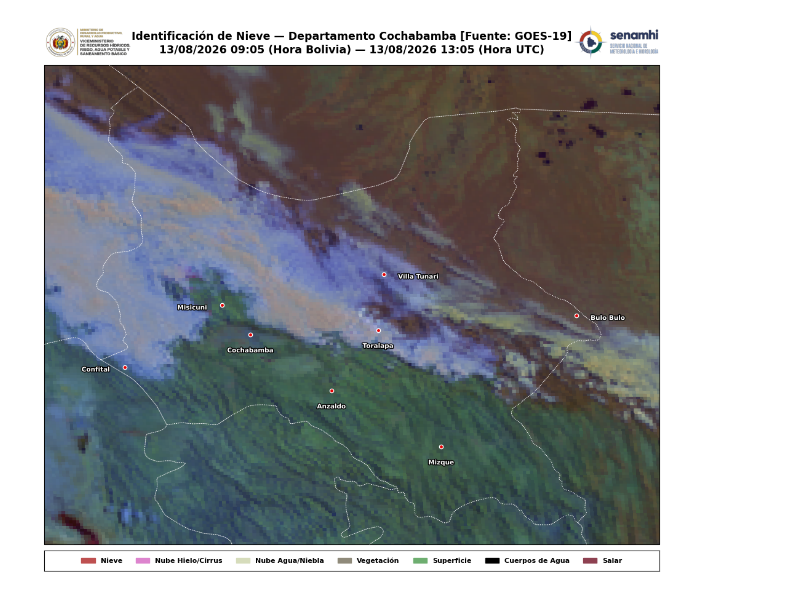
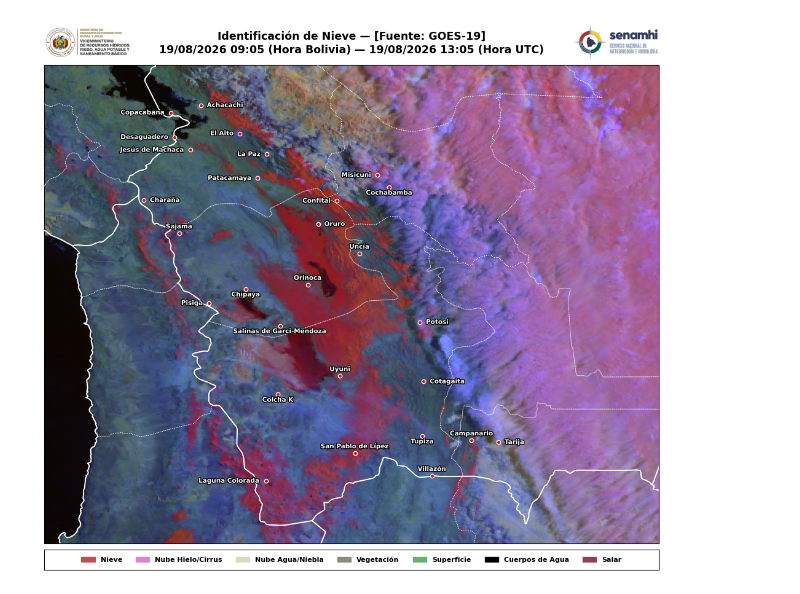
Before and after one commit to diegomapper/goes_env, a Jupyter notebook: Scripts/04_goes19_snowcloud.ipynb, the cells around one changed output. Cells and saved outputs as stored; diff of their text form; code cells hidden in the pictures.

```diff
--- a/Scripts/04_goes19_snowcloud.ipynb
+++ b/Scripts/04_goes19_snowcloud.ipynb
@@ -64,11 +64,11 @@ def obtener_extent_departamento(shp_path, depto_identificador, target_aspect=1.0
 # ==========================================
 # 1. CONFIGURACIÓN DEL USUARIO
 # ==========================================
-FECHA_BUSCADA = datetime(2026, 8, 13, 13, 50)
+FECHA_BUSCADA = datetime(2026, 8, 19, 13, 00)
 
 # Puedes usar un departamento o varios en una lista:
 # Ejemplos: "Potosi", ["Potosi", "Oruro"], [2, 4, 5], "BOLIVIA"
-REGION_OBJETIVO = ["Cochabamba"]
+REGION_OBJETIVO = ["Cochabamba", "Oruro", "Potosi"]
 
 BASE_DIR = "/Users/diegoperales/Meteorology/GOES"
 RAW_DATA = os.path.join(BASE_DIR, "raw_data")
@@ -129,7 +129,7 @@ LOCALIDADES_REGIONALES = {
         "localidades": {
             "Oruro":                    {"lat": -17.98, "lon": -67.11, "pos": "right"},
             "Chipaya":                  {"lat": -19.04, "lon": -68.08, "pos": "right"},
-            "Huanuni":                  {"lat": -18.28, "lon": -66.83, "pos": "left"},
+            #"Huanuni":                  {"lat": -18.28, "lon": -66.83, "pos": "left"},
             "Orinoca":                  {"lat": -18.97, "lon": -67.25, "pos": "top"},
             "Sajama":                   {"lat": -18.13, "lon": -68.97, "pos": "top"},
             "Chipaya":                  {"lat": -19.04, "lon": -68.08, "pos": "bottom"},
@@ -143,7 +143,7 @@ LOCALIDADES_REGIONALES = {
             "Potosí":               {"lat": -19.58, "lon": -65.75, "pos": "right"},
             "Uyuni":                {"lat": -20.46, "lon": -66.82, "pos": "top"},
             "Cotagaita":            {"lat": -20.55, "lon": -65.70, "pos": "right"},
-            "Tupiza":               {"lat": -21.44, "lon": -65.72, "pos": "right"},
+            "Tupiza":               {"lat": -21.44, "lon": -65.72, "pos": "bottom"},
             "Villazón":             {"lat": -22.09, "lon": -65.59, "pos": "top"},
             "Uncía":                {"lat": -18.46, "lon": -66.56, "pos": "top"},
             "San Pablo de Lípez":   {"lat": -21.72, "lon": -66.62, "pos": "top"},
@@ -157,11 +157,22 @@ LOCALIDADES_REGIONALES = {
             "Cochabamba":   {"lat": -17.38, "lon": -66.16, "pos": "bottom"},
             "Misicuni":     {"lat": -17.18, "lon": -66.32, "pos": "left"},
             "Confital":     {"lat": -17.60, "lon": -66.86, "pos": "left"},
-            "Toralapa":     {"lat": -17.35, "lon": -65.45, "pos": "bottom"},
-            "Anzaldo":      {"lat": -17.76, "lon": -65.71, "pos": "bottom"},
-            "Mizque":       {"lat": -18.14, "lon": -65.10, "pos": "bottom"},
-            "Bulo Bulo":    {"lat": -17.25, "lon": -64.35, "pos": "right"},
-            "Villa Tunari": {"lat": -16.97, "lon": -65.42, "pos": "right"}
+            #"Toralapa":     {"lat": -17.35, "lon": -65.45, "pos": "bottom"},
+            #"Anzaldo":      {"lat": -17.76, "lon": -65.71, "pos": "bottom"},
+            #"Mizque":       {"lat": -18.14, "lon": -65.10, "pos": "bottom"},
+            #"Bulo Bulo":    {"lat": -17.25, "lon": -64.35, "pos": "right"},
+            #"Villa Tunari": {"lat": -16.97, "lon": -65.42, "pos": "right"},
+            #EXTRAS
+            "El Alto":          {"lat": -16.50, "lon": -68.16, "pos": "left"},
+            "La Paz":           {"lat": -16.84, "lon": -67.80, "pos": "left"},
+            "Copacabana":       {"lat": -16.16, "lon": -69.08, "pos": "left"},
+            "Achacachi":        {"lat": -16.04, "lon": -68.68, "pos": "right"},
+            "Desaguadero":      {"lat": -16.56, "lon": -69.03, "pos": "left"},
+            "Patacamaya":       {"lat": -17.23, "lon": -67.92, "pos": "left"},
+            "Jesús de Machaca": {"lat": -16.77, "lon": -68.82, "pos": "left"},
+            "Charaña":          {"lat": -17.59, "lon": -69.44, "pos": "right"},
+            "Tarija":       {"lat": -21.54, "lon": -64.70, "pos": "right"},
+            "Campanario":   {"lat": -21.51, "lon": -65.06, "pos": "top"}
         }
     },
     "TARIJA": {
@@ -359,7 +370,8 @@ string_bot = fecha_bot.strftime('%d/%m/%Y %H:%M (Hora Bolivia)')
 # --- CAPA 5: TÍTULO CORPORATIVO ADAPTADO ---
 # El título se actualiza automáticamente según la región:
 ax.set_title(
-    f"Identificación de Nieve — {subtitulo_final} [Fuente: GOES-19]\n"
+    #f"Identificación de Nieve — {subtitulo_final} [Fuente: GOES-19]\n"
+    f"Identificación de Nieve — [Fuente: GOES-19]\n"
     f"{string_bot} — {string_utc}",
     fontsize=12.5, fontweight='bold', pad=14, loc='center', linespacing=1.3
 )
@@ -424 +436 @@ Carimbo y logos adaptados correctamente.
-[figure, old version]
+[figure, new version]
```
Also changed, not shown: parts of 1 cell of this notebook.
